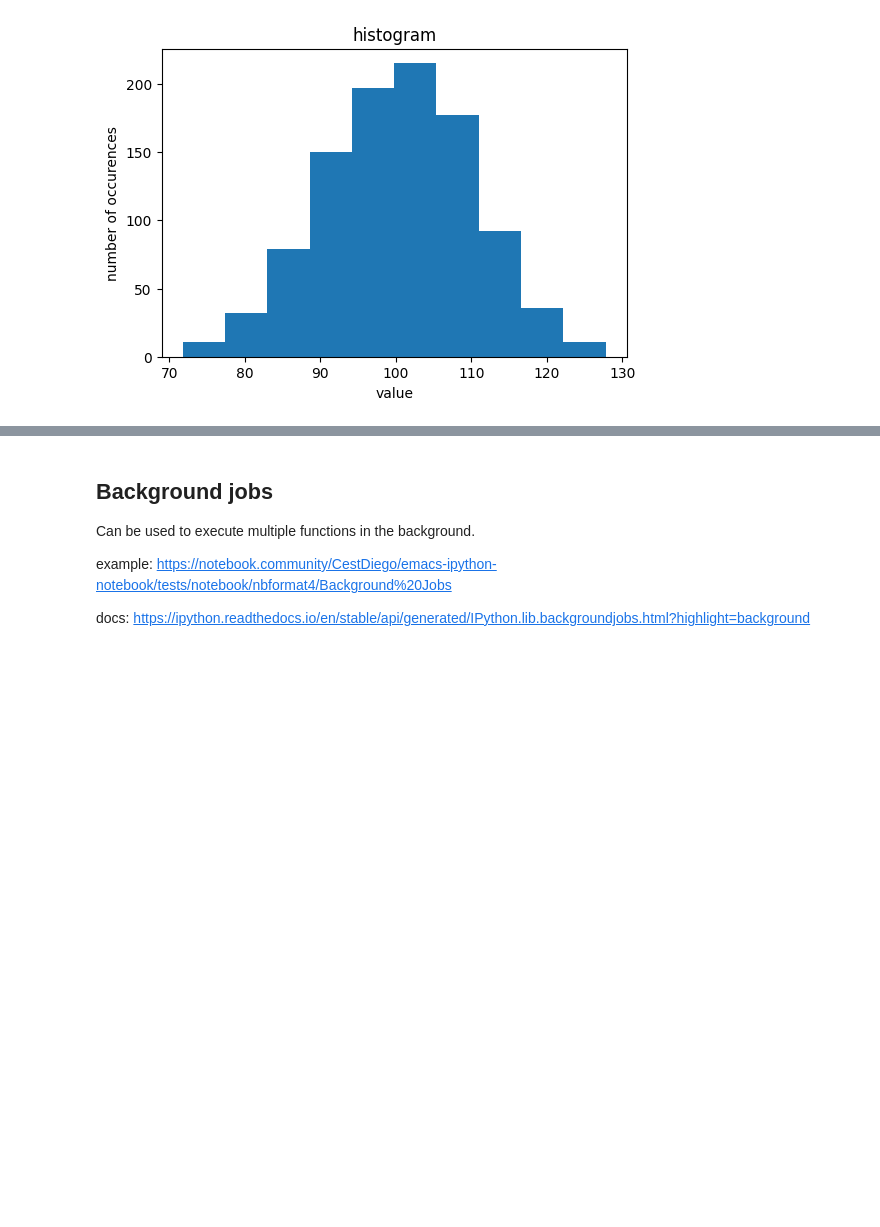
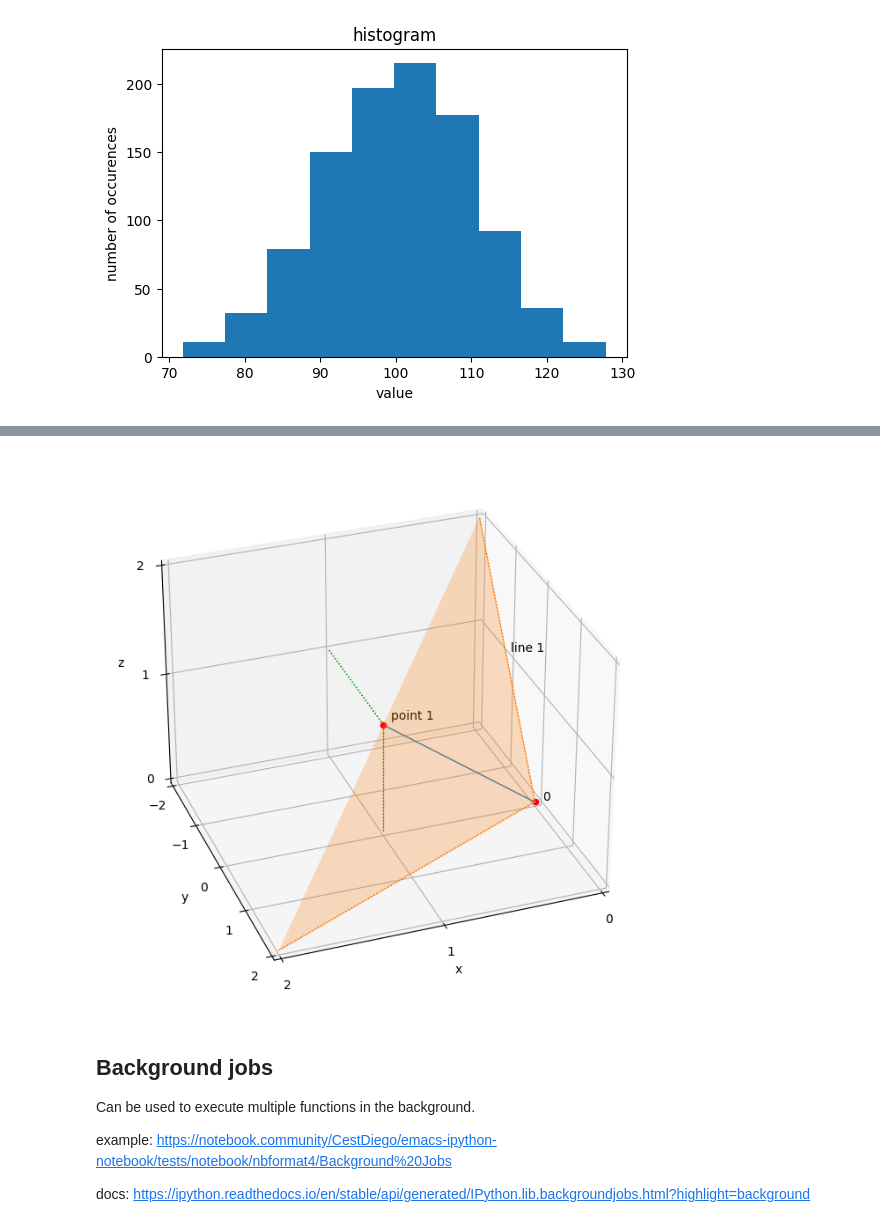
Before and after one commit to MartinVoelkl94/Python_compendium, a Jupyter notebook: Python_compendium.ipynb, the cells around one changed output, grey strips where cells are left out. Cells and saved outputs as stored; diff of their text form; code cells hidden in the pictures; blank space fills up the shorter version.

```diff
--- a/Python_compendium.ipynb
+++ b/Python_compendium.ipynb
@@ -547,3 +551,99 @@ plt.show()
+# %%
+import numpy as np
+import matplotlib.pyplot as plt
+from mpl_toolkits.mplot3d.art3d import Poly3DCollection
+
+
+fig = plt.figure(figsize=(8,8))
+ax = fig.add_subplot(111, projection='3d')
+
+
+#points for building lines and polygons
+p = np.array([[0,  0, 0], #origin
+              [0, -2, 2], #p1
+              [1,  0, 1], #p2
+              [2,  2, 0], #p3
+              [1, -2, 1], #p4
+              [1,  0, 0], #p5
+             ])
+
+
+#build lines using points
+line1 =  [[p[0],p[2]]]
+lines1 = [[p[0],p[1]],
+          [p[0],p[3]],
+         ]
+lines2 = [[p[2],p[4]],
+          [p[2],p[5]],
+         ]
+
+# plot lines
+ax.add_collection3d(Poly3DCollection(
+    line1,
+    edgecolors='tab:blue',
+    linewidths=1,
+    alpha=1,
+    ))
+
+ax.add_collection3d(Poly3DCollection(
+    lines1,
+    edgecolors='tab:orange',
+    linestyle=':',
+    linewidths=1,
+    alpha=1,
+    ))
+
+ax.add_collection3d(Poly3DCollection(
+    lines2,
+    edgecolors='tab:green',
+    linestyle=':',
+    linewidths=1,
+    alpha=1,
+    ))
+
+
+#build plane using points
+plane = [[p[0],p[1],p[2],p[3]]]
+
+#plot plane
+ax.add_collection3d(Poly3DCollection(
+    plane,
+    facecolors='tab:orange',
+    #edgecolors='tab:green',
+    linewidths=1,
+    alpha=.25))
+
+
+#plot 3D point
+ax.scatter3D(0, 0, 0, c='red')
+ax.scatter3D(1, 0, 1, c='red')
+
+
+
+#text labels
+ax.text(-0.05, 0, 0, '0')
+ax.text(0, -0.9, 1.1, 'line 1')
+ax.text(0.95, 0, 1.03, 'point 1')
+
+#configure coordinate axis
+ax.set_xticks([-2,-1,0,1,2])
+ax.set_yticks([-2,-1,0,1,2])
+ax.set_zticks([-2,-1,0,1,2])
+ax.set_xlabel('x')
+ax.set_ylabel('y')
+ax.set_zlabel('z')
+ax.set_xlim(0,2)
+ax.set_ylim(-2,2)
+ax.set_zlim(0,2)
+
+#change view angle
+ax.view_init(30, #elevation degree
+             70, #rotation around z
+            )
+
+plt.show()
+# %% [output]
+[figure, added]
 # %% [markdown]
 ## Background jobs
 
```
Also changed, not shown: parts of 3 cells of this notebook.
